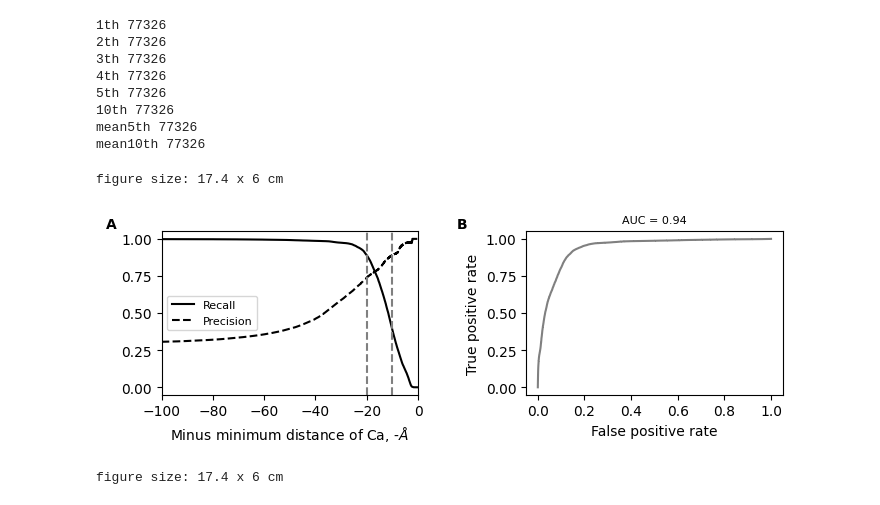
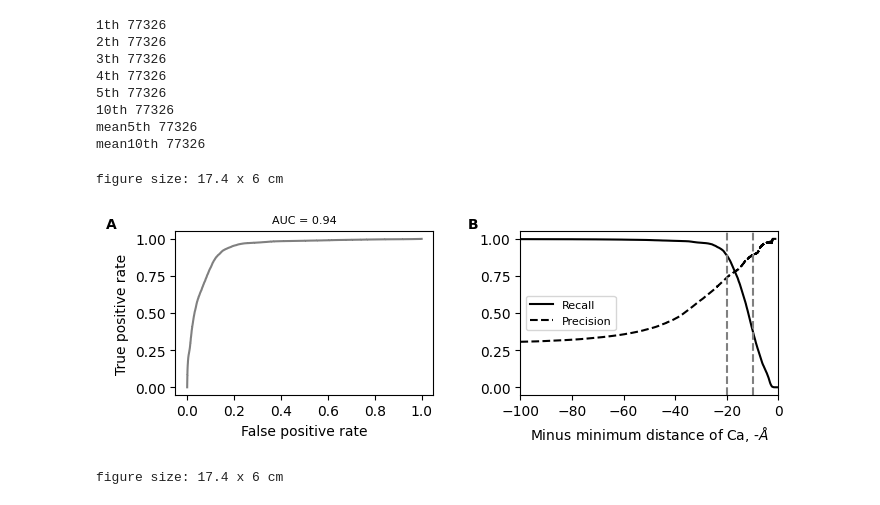
Before and after one commit to protein-design/predict_antibody, a Jupyter notebook: src/combo2_binding.ipynb, the cells around one changed output. Drawn from its saved outputs; the diff is of its cells as text; code cells hidden in the pictures.

```diff
--- a/src/combo2_binding.ipynb
+++ b/src/combo2_binding.ipynb
@@ -201,18 +201,19 @@ mean5th 77326
 mean10th 77326
 # %%
 args = {'width_level':3, 'height':6}
-label_x = (-40, -50)
+label_x = (-50, -38
+          )
 label_y = 10
 fig, axes = Layout(args).row(label_x, label_y)
 
 col = '1th'
-PlotBinding(data).precision_recall(axes[0], col)
-PlotBinding(data).roc(axes[1], col)
+PlotBinding(data).roc(axes[0], col)
+PlotBinding(data).precision_recall(axes[1], col)
 
 fig.savefig(f'../figures/abag_distance_threshold_{col}.tif', dpi=300, bbox_inches='tight', pad_inches=.05)
 # %% [output]
 figure size: 17.4 x 6 cm
-[figure, old version]
+[figure, new version]
 # %%
 args = {'width_level':3, 'height':6}
 label_x = (-40, -50)
```
Also changed, not shown: 2 other files.
